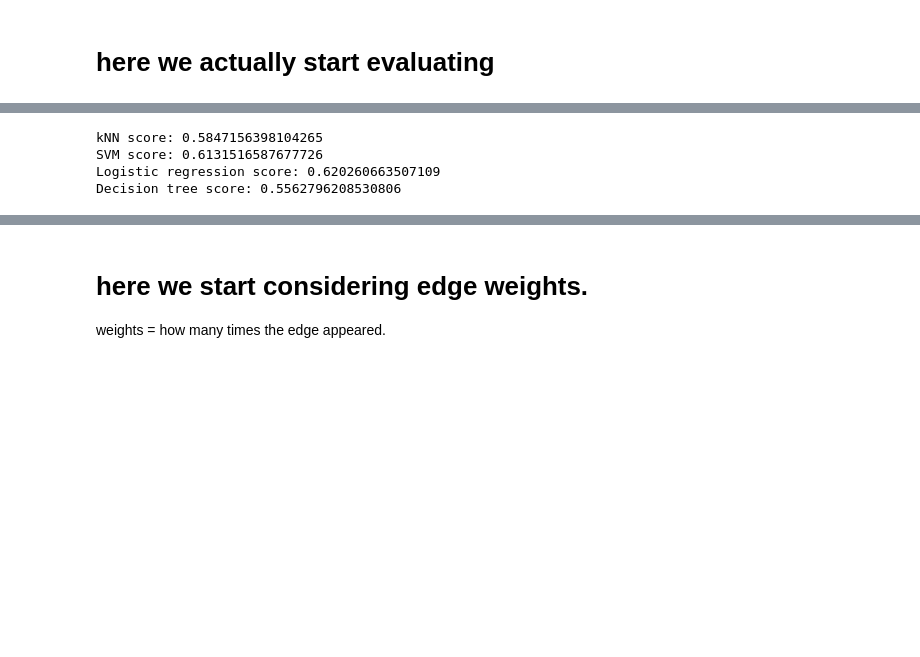
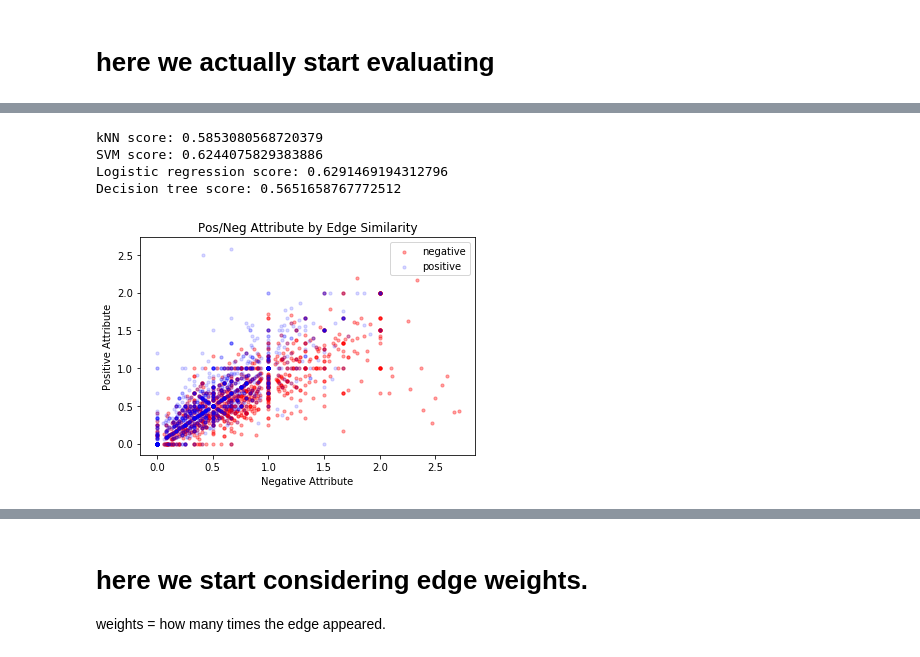
Before and after one commit to classicalfreak96/SentimentAnalysisGraphModel, a Jupyter notebook: Project.2 food.ipynb, the cells around one changed output, grey strips where cells are left out. Drawn from its saved outputs; the diff is of its cells as text; code cells hidden in the pictures; blank space fills up the shorter version.

```diff
--- a/Project.2 food.ipynb
+++ b/Project.2 food.ipynb
@@ -429,31 +478,54 @@ sentimentTweetDict = dfDM.to_dict(orient='index')
+# %%
+def generatePlot(X, y, similarityMeasure):
+    xPos = []
+    xNeg = []
+    yPos = []
+    yNeg = []
+    for index in range(len(y)):
+        if y[index] == 4:
+            xPos.append(X[index][1])
+            yPos.append(X[index][0])
+        if y[index] == 0:
+            xNeg.append(X[index][1])
+            yNeg.append(X[index][0])
+    plt.title("Pos/Neg Attribute by " + similarityMeasure)
+    plt.xlabel("Negative Attribute")
+    plt.ylabel("Positive Attribute")
+    plt.scatter(xNeg, yNeg, color = "red", alpha = 0.35, s = 10, label = "negative")
+    plt.scatter(xPos, yPos, color = "blue", alpha = 0.15, s = 10, label = "positive")
+    plt.legend()
+    plt.show()
 # %%
 '''evaluate model, vectors generated by edgeSimilarity function.
    Model evaluated using kNN, SVM, logistic regression, and decision tree.'''
 X, y = generateWordGraphVectors(sentimentTweetDict, posWordGraph, negWordGraph, "edge")
 testDict = dfTest.to_dict(orient='index')
 Xtest, ytest = generateWordGraphVectors(testDict, posWordGraph, negWordGraph, "edge")
 
 
 model = kNN(n_neighbors = 5)
 model.fit(X, y)
 print("kNN score: " + str(model.score(Xtest, ytest)))
 
 classifier = svm.SVC(kernel = "linear")
 classifier.fit(X, y)
 print("SVM score: " + str(classifier.score(Xtest, ytest)))
 
 classifier = logreg()
 classifier.fit(X, y)
 print("Logistic regression score: " + str(classifier.score(Xtest, ytest)))
 
 classifier = dectree()
 classifier.fit(X, y)
 print("Decision tree score: " + str(classifier.score(Xtest, ytest)))
+
+generatePlot(X, y, "Edge Similarity")
 # %% [output]
-kNN score: 0.5847156398104265
-SVM score: 0.6131516587677726
-Logistic regression score: 0.620260663507109
-Decision tree score: 0.5562796208530806
+kNN score: 0.5853080568720379
+SVM score: 0.6244075829383886
+Logistic regression score: 0.6291469194312796
+Decision tree score: 0.5651658767772512
+[figure, added]
 # %%
 '''identical as above, except vectors generated by MCSNS'''
 X, y = generateWordGraphVectors(sentimentTweetDict, posWordGraph, negWordGraph, "MCSNS")
```
Also changed, not shown: parts of 10 cells of this notebook, 1 other file.
